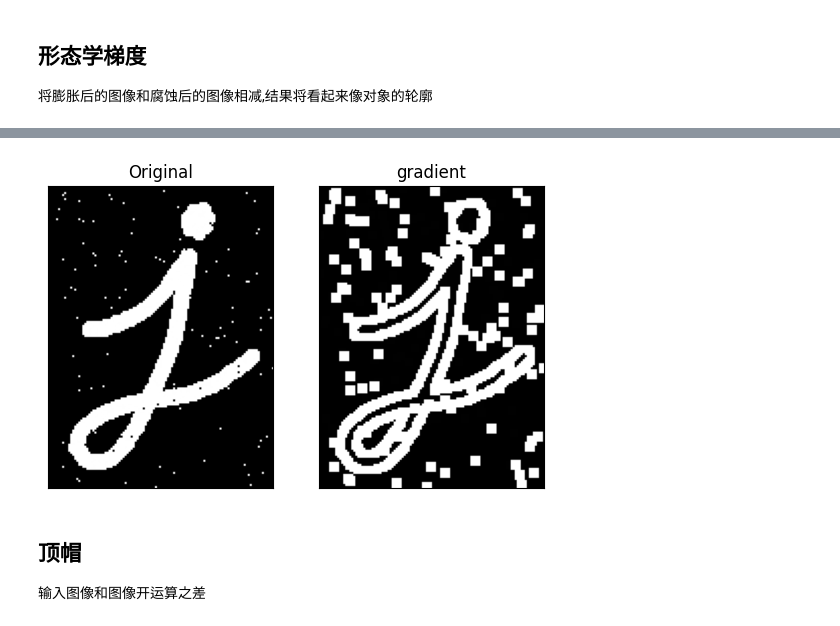
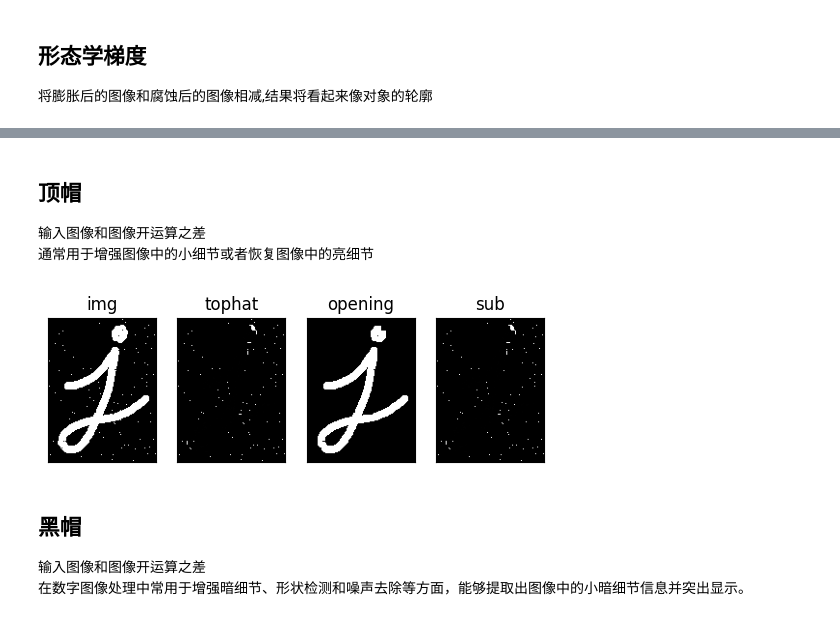
Before and after one commit to Zwhy20220105/opencv_python, a Jupyter notebook: ch3-opencv_image_processing/5.morphology.ipynb, the cells around one changed output, grey strips where cells are left out. Drawn from its saved outputs; the diff is of its cells as text; code cells hidden in the pictures.

```diff
--- a/ch3-opencv_image_processing/5.morphology.ipynb
+++ b/ch3-opencv_image_processing/5.morphology.ipynb
@@ -130,23 +150,36 @@ plt.show()
+# %% [markdown]
+## 顶帽
+输入图像和图像开运算之差
+通常用于增强图像中的小细节或者恢复图像中的亮细节
 # %%
 import cv2 as cv
 import numpy as np
 from matplotlib import pyplot as plt
 import _tools
 
 img = cv.imread('../data/j.png',0)
 img = _tools.AddGaussNoise(img,0.4)
 
 kernel = np.ones((5,5),np.uint8)
-gradient = cv.morphologyEx(img, cv.MORPH_GRADIENT, kernel)
 
-plt.subplot(121),plt.imshow(img,cmap='gray'),plt.title('Original')
-plt.xticks([]), plt.yticks([])
-plt.subplot(122),plt.imshow(gradient,cmap='gray'),plt.title('gradient')
-plt.xticks([]), plt.yticks([])
+
+
+tophat = cv.morphologyEx(img, cv.MORPH_TOPHAT, kernel)
+
+opening = cv.morphologyEx(img, cv.MORPH_OPEN, kernel)
+
+sub =cv.subtract(img,opening)
+
+_tools.plot_image(141, img, "img",'gray')
+_tools.plot_image(142, tophat, "tophat",'gray')
+_tools.plot_image(143, opening, "opening",'gray')
+_tools.plot_image(144, sub, "sub",'gray')
+
 plt.show()
 # %% [output]
-[figure, old version]
+[figure, new version]
-# %% [markdown]
-## 顶帽
-输入图像和图像开运算之差
+# %% [markdown]
+## 黑帽
+输入图像和图像开运算之差
+在数字图像处理中常用于增强暗细节、形状检测和噪声去除等方面，能够提取出图像中的小暗细节信息并突出显示。
 # %%
```
Also changed, not shown: parts of 10 cells of this notebook, 1 other file.
